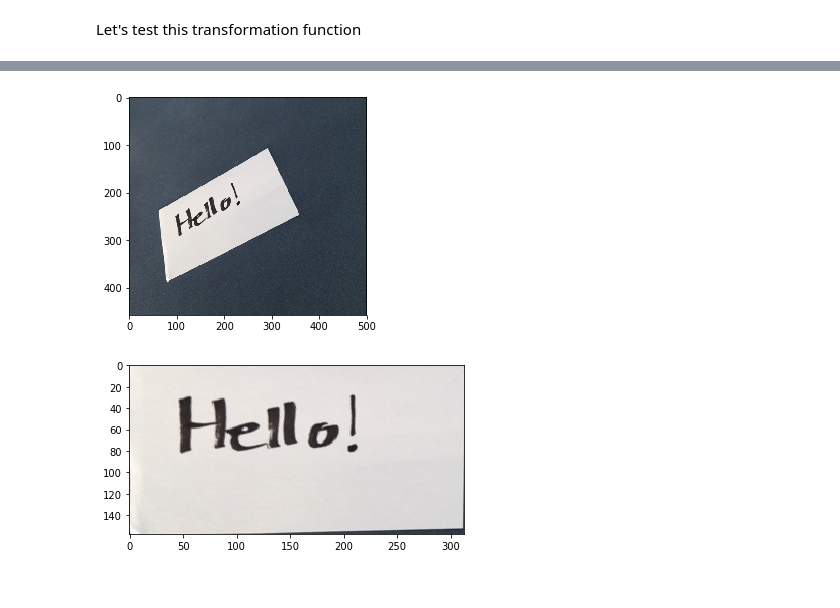
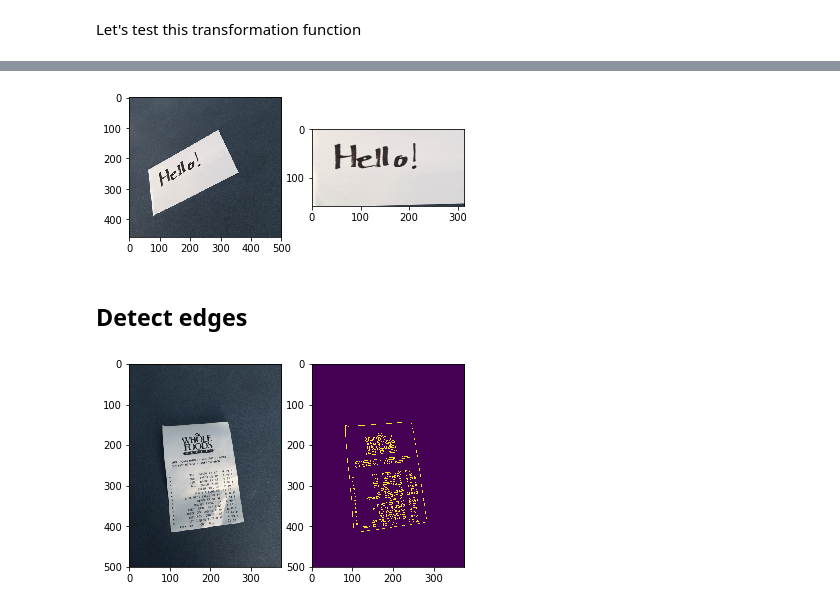
Before and after one commit to manparvesh/docscan, a Jupyter notebook: Document Scanner.ipynb, the cells around one changed output, grey strips where cells are left out. Drawn from its saved outputs; the diff is of its cells as text; code cells hidden in the pictures.

Commit message:
add edge detection

```diff
--- a/Document Scanner.ipynb
+++ b/Document Scanner.ipynb
@@ -108,13 +102,10 @@ display_image(warped_image_hello2)
 image_hello3 = cv2.imread("images/transformation/example_03.png")
 pts = np.array(
     [(63, 242), (291, 110), (361, 252), (78, 386)], dtype="float32")
+warped_image_hello3 = four_point_transform(image_hello3, pts)
 
-display_image(image_hello3)
+display_sbs(image_hello3, warped_image_hello3)
 # %% [output]
-[figure, old version]
+[figure, new version]
-# %%
-warped_image_hello3 = four_point_transform(image_hello3, pts)
-
-display_image(warped_image_hello3)
-# %% [output]
-[figure, removed]
+# %% [markdown]
+## Detect edges
@@ -120,0 +116,22 @@ display_image(warped_image_hello3)
+# %%
+def load_image(image_path):
+    # load the image and compute the ratio of old height
+    # to the new height
+    # clone and resize
+    image = cv2.imread(image_path)
+    ratio = image.shape[0] / 500.0
+    original = image.copy()
+    image = imutils.resize(image, height = 500)
+
+    # convert image to grayscale
+    gray = cv2.cvtColor(image, cv2.COLOR_BGR2GRAY)
+    # apply gaussian blur
+    gray = cv2.GaussianBlur(gray, (5, 5), 0)
+    # find edges in the image
+    edged = cv2.Canny(gray, 75, 200)
+
+    display_sbs(image, edged)
+# %%
+load_image("images/receipt.jpg")
+# %% [output]
+[figure, added]
```
Also changed, not shown: parts of 12 cells of this notebook, 1 other file.
